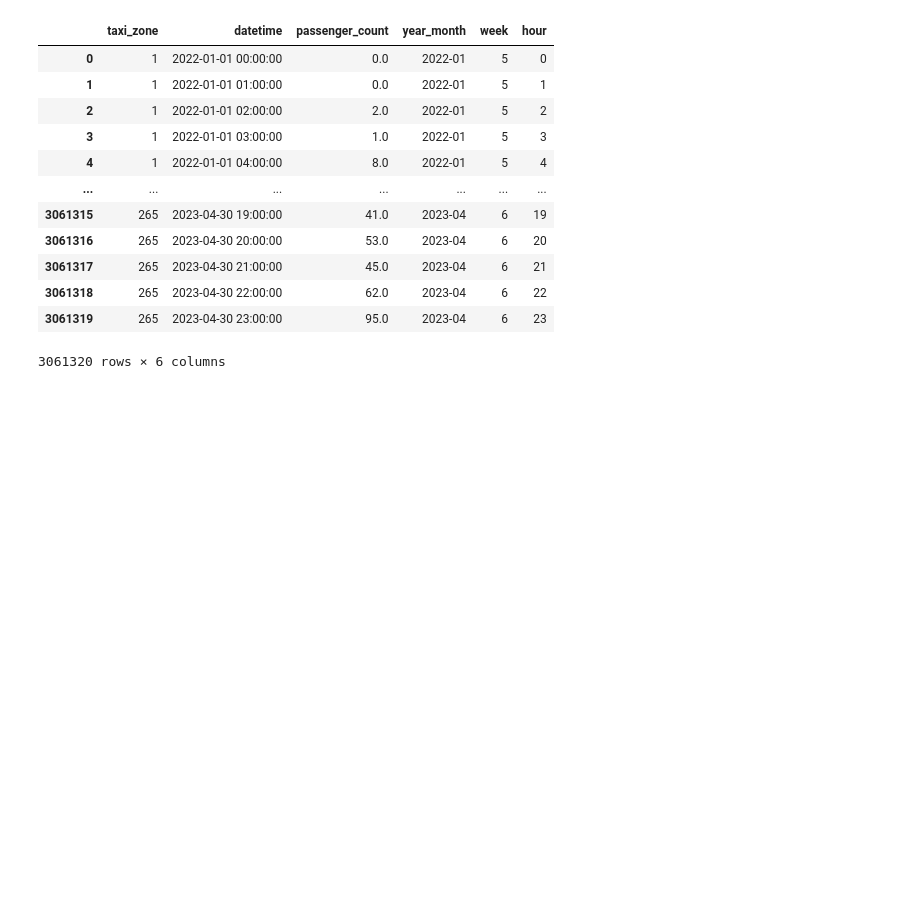
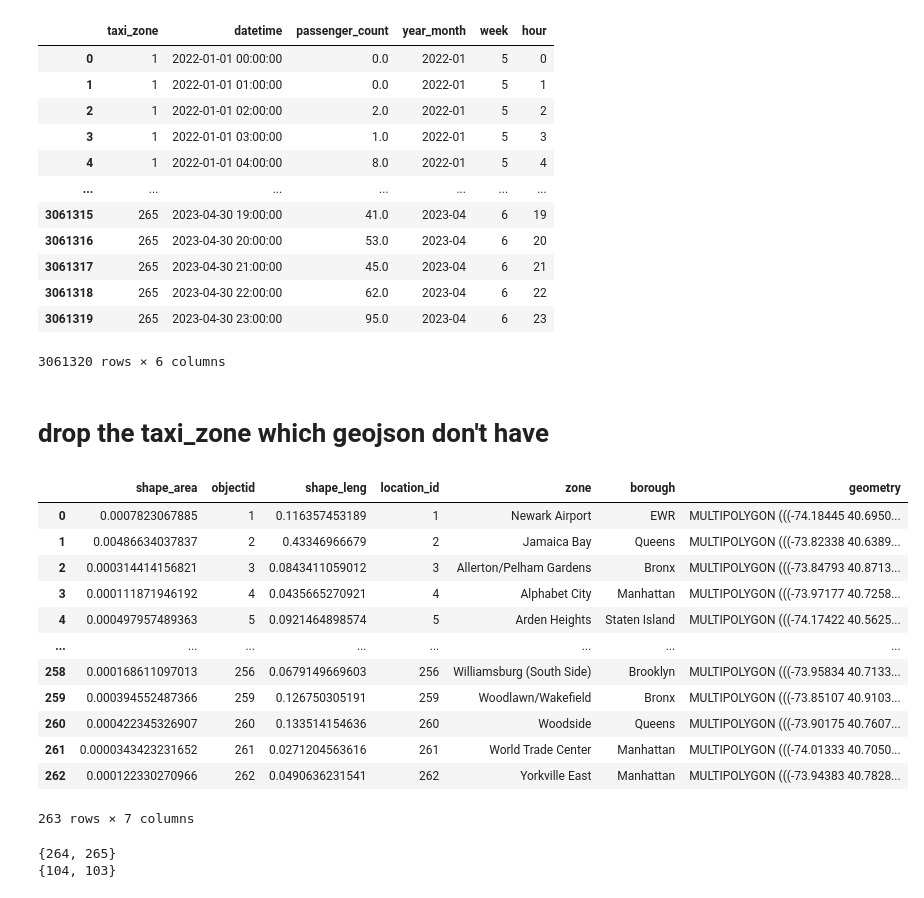
Before and after one commit to minhlynguyen/ucd-project-advantage, a Jupyter notebook: data-analytics/data_cleaning/taxi_data/cleaning_taxi_data.ipynb, the cells around one changed output. Drawn from its saved outputs; the diff is of its cells as text; code cells hidden in the pictures; blank space fills up the shorter version.

```diff
--- a/data-analytics/model_1/cleaning_data/cleaning_taxi_data.ipynb
+++ b/data-analytics/data_cleaning/taxi_data/cleaning_taxi_data.ipynb
@@ -541,3 +541,41 @@ df_grouped
 | 3061318 | 265 | 2023-04-30 22:00:00 | 62.0 | 2023-04 | 6 | 22 |
 | 3061319 | 265 | 2023-04-30 23:00:00 | 95.0 | 2023-04 | 6 | 23 |
 3061320 rows × 6 columns
+# %% [markdown]
+# drop the taxi_zone which geojson don't have
+# %%
+import geopandas as gpd
+from shapely.geometry import Point, Polygon
+
+# Read the geojson file
+geo_taxi_zone = gpd.read_file('NYC Taxi Zones.geojson')
+geo_taxi_zone
+# %% [output]
+|  | shape_area | objectid | shape_leng | location_id | zone | borough | geometry |
+| 0 | 0.0007823067885 | 1 | 0.116357453189 | 1 | Newark Airport | EWR | MULTIPOLYGON (((-74.18445 40.6950... |
+| 1 | 0.00486634037837 | 2 | 0.43346966679 | 2 | Jamaica Bay | Queens | MULTIPOLYGON (((-73.82338 40.6389... |
+| 2 | 0.000314414156821 | 3 | 0.0843411059012 | 3 | Allerton/Pelham Gardens | Bronx | MULTIPOLYGON (((-73.84793 40.8713... |
+| 3 | 0.000111871946192 | 4 | 0.0435665270921 | 4 | Alphabet City | Manhattan | MULTIPOLYGON (((-73.97177 40.7258... |
+| 4 | 0.000497957489363 | 5 | 0.0921464898574 | 5 | Arden Heights | Staten Island | MULTIPOLYGON (((-74.17422 40.5625... |
+| ... | ... | ... | ... | ... | ... | ... | ... |
+| 258 | 0.000168611097013 | 256 | 0.0679149669603 | 256 | Williamsburg (South Side) | Brooklyn | MULTIPOLYGON (((-73.95834 40.7133... |
+| 259 | 0.000394552487366 | 259 | 0.126750305191 | 259 | Woodlawn/Wakefield | Bronx | MULTIPOLYGON (((-73.85107 40.9103... |
+| 260 | 0.000422345326907 | 260 | 0.133514154636 | 260 | Woodside | Queens | MULTIPOLYGON (((-73.90175 40.7607... |
+| 261 | 0.0000343423231652 | 261 | 0.0271204563616 | 261 | World Trade Center | Manhattan | MULTIPOLYGON (((-74.01333 40.7050... |
+| 262 | 0.000122330270966 | 262 | 0.0490636231541 | 262 | Yorkville East | Manhattan | MULTIPOLYGON (((-73.94383 40.7828... |
+263 rows × 7 columns
+# %%
+# Convert to int
+df_grouped['taxi_zone'] = df_grouped['taxi_zone'].astype(int)
+geo_taxi_zone['objectid'] = geo_taxi_zone['objectid'].astype(int)
+
+# Values in A but not in B
+diff_A_B = set(df_grouped['taxi_zone']).difference(set(geo_taxi_zone['objectid']))
+print(diff_A_B)
+
+# Values in B but not in A
+diff_B_A = set(geo_taxi_zone['objectid']).difference(set(df_grouped['taxi_zone']))
+print(diff_B_A)
+# %% [output]
+{264, 265}
+{104, 103}
```
Also changed, not shown: parts of 9 cells of this notebook, 15 other files.
